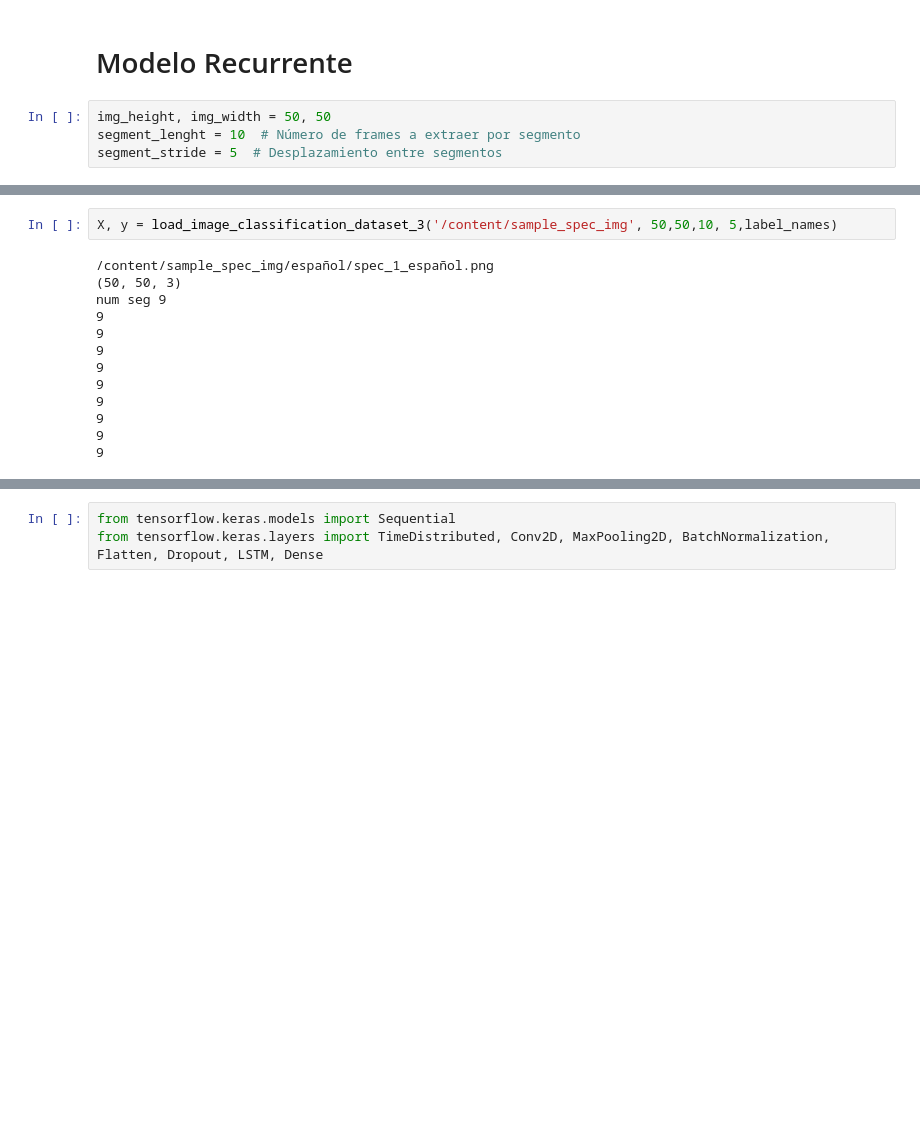
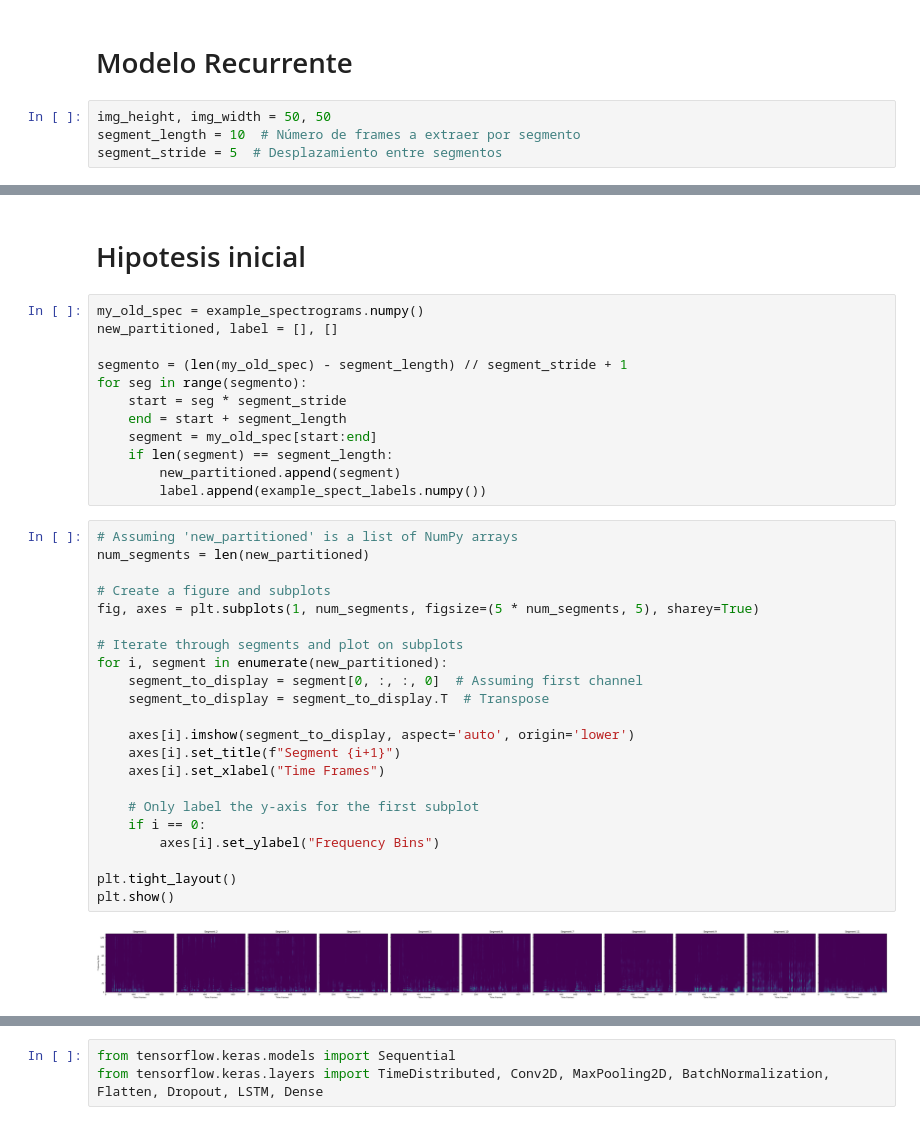
Before and after one commit to itssofiarce/AA2-TP2-Alomar-Arce, a Jupyter notebook: ej_1.ipynb, the cells around one changed output, grey strips where cells are left out. Cells and saved outputs as stored; diff of their text form; blank space fills up the shorter version.

```diff
--- a/ej_1.ipynb
+++ b/ej_1.ipynb
@@ -560,5 +618,5 @@ Tampoco confunde las clases de ffrances e ingles con las de los demas idiomas(re
 # Modelo Recurrente
 # %%
 img_height, img_width = 50, 50
-segment_lenght = 10  # Número de frames a extraer por segmento
+segment_length = 10  # Número de frames a extraer por segmento
 segment_stride = 5  # Desplazamiento entre segmentos
@@ -685,15 +623,38 @@ def load_image_classification_dataset_3(data_dir, img_height, img_width, segment
-# %%
-X, y = load_image_classification_dataset_3('/content/sample_spec_img', 50,50,10, 5,label_names)
-# %% [output]
-/content/sample_spec_img/español/spec_1_español.png
-(50, 50, 3)
-num seg 9
-9
-9
-9
-9
-9
-9
-9
-9
-9
+# %% [markdown]
+# Hipotesis inicial
+# %%
+my_old_spec = example_spectrograms.numpy()
+new_partitioned, label = [], []
+
+segmento = (len(my_old_spec) - segment_length) // segment_stride + 1
+for seg in range(segmento):
+    start = seg * segment_stride
+    end = start + segment_length
+    segment = my_old_spec[start:end]
+    if len(segment) == segment_length:
+        new_partitioned.append(segment)
+        label.append(example_spect_labels.numpy())
+# %%
+# Assuming 'new_partitioned' is a list of NumPy arrays
+num_segments = len(new_partitioned)
+
+# Create a figure and subplots
+fig, axes = plt.subplots(1, num_segments, figsize=(5 * num_segments, 5), sharey=True)
+
+# Iterate through segments and plot on subplots
+for i, segment in enumerate(new_partitioned):
+    segment_to_display = segment[0, :, :, 0]  # Assuming first channel
+    segment_to_display = segment_to_display.T  # Transpose
+
+    axes[i].imshow(segment_to_display, aspect='auto', origin='lower')
+    axes[i].set_title(f"Segment {i+1}")
+    axes[i].set_xlabel("Time Frames")
+
+    # Only label the y-axis for the first subplot
+    if i == 0:
+        axes[i].set_ylabel("Frequency Bins")
+
+plt.tight_layout()
+plt.show()
+# %% [output]
+[figure, added]
```
Also changed, not shown: parts of 39 cells of this notebook.
